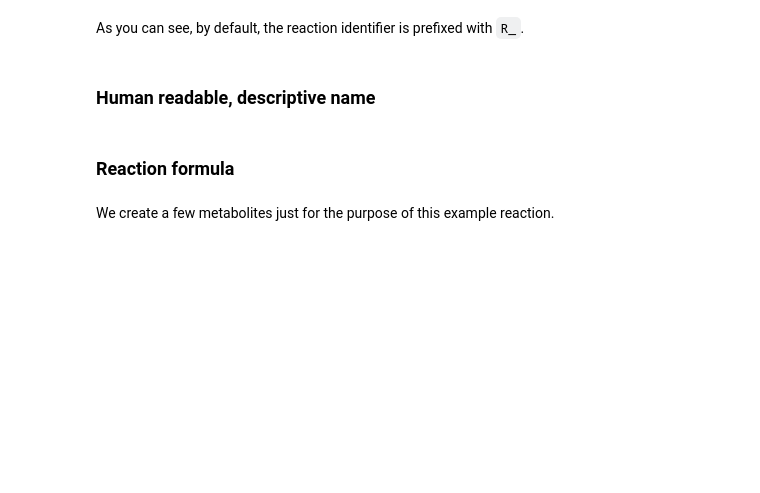
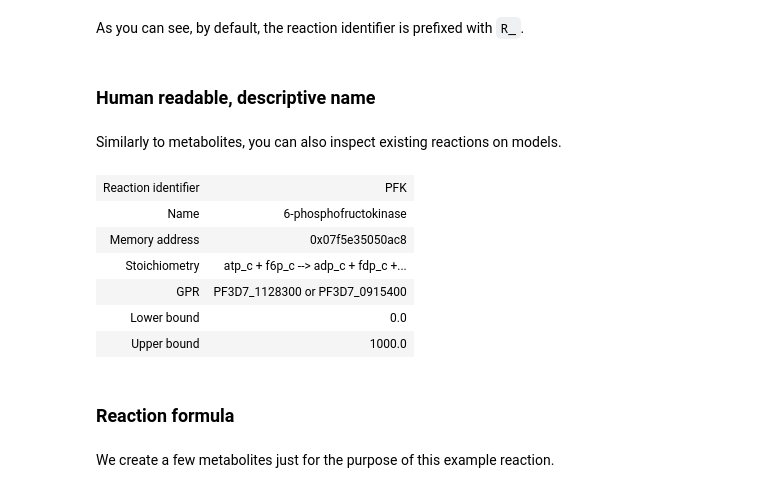
Before and after one commit to maureencarey/community_standards_supplemental, a Jupyter notebook: reconstruction_tutorial.ipynb, the cells around one changed output. Saved outputs shown, nothing was run; the diff lists cells and outputs as text; code cells hidden in the pictures; blank space fills up the shorter version.

````diff
--- a/reconstruction_tutorial.ipynb
+++ b/reconstruction_tutorial.ipynb
@@ -67,3 +109,5 @@ In their simplest form, compartments are defined as follows in SBML:
+# %%
+p_falciparum.name = "Plasmodium falciparum 3D7"
 # %% [markdown]
 ### Machine-readable reference to organism and species embedded via MIRIAM annotation
 # %% [markdown]
@@ -73,5 +121,6 @@ p_falciparum.annotation
 # %%
-minimal.annotation["taxonomy"] = "36329"
+p_falciparum.annotation["taxonomy"] = "36329"
+bare.annotation["taxonomy"] = "36329"
 # %% [markdown]
 This ensures that the reconstruction's taxonomy is annotated. The `annotation` attribute is a Python dictionary whose key-value pairs are automatically converted to MIRIAM compatible URIs. In order for this to work correctly, please first verify the exact spelling of the registry key on [identifiers.org](https://registry.identifiers.org/registry).
 
@@ -117,5 +164,6 @@ The genome assembly is described [here](https://www.ncbi.nlm.nih.gov/assembly/GC
 # %%
-minimal.annotation["insdc.gca"] = "GCA_000002765.2"
+p_falciparum.annotation["insdc.gca"] = "GCA_000002765.2"
+bare.annotation["insdc.gca"] = "GCA_000002765.2"
 # %% [markdown]
 Which leads to the following new SBML element:
 
@@ -123,7 +171,8 @@ Which leads to the following new SBML element:
 <rdf:li rdf:resource="https://identifiers.org/insdc.gca/GCA_000002765.2"/>
 ```
 # %%
-minimal.annotation["genedb"] = "Plasmodium_falciparum_3D7"
+p_falciparum.annotation["genedb"] = "Plasmodium_falciparum_3D7"
+bare.annotation["genedb"] = "Plasmodium_falciparum_3D7"
 # %% [markdown]
 This generates the following familiar element:
 
@@ -238,6 +329,18 @@ As you can see, by default, the reaction identifier is prefixed with `R_`.
 ### Human readable, descriptive name
 # %%
 reaction.name = "phosphofructokinase"
+# %% [markdown]
+Similarly to metabolites, you can also inspect existing reactions on models.
+# %%
+p_falciparum.reactions.PFK
+# %% [output]
+| Reaction identifier | PFK |
+| Name | 6-phosphofructokinase |
+| Memory address | 0x07f5e35050ac8 |
+| Stoichiometry | atp_c + f6p_c --> adp_c + fdp_c +... |
+| GPR | PF3D7_1128300 or PF3D7_0915400 |
+| Lower bound | 0.0 |
+| Upper bound | 1000.0 |
 # %% [markdown]
 ### Reaction formula
 # %% [markdown]
````
Also changed, not shown: parts of 57 cells of this notebook, 2 other files.
